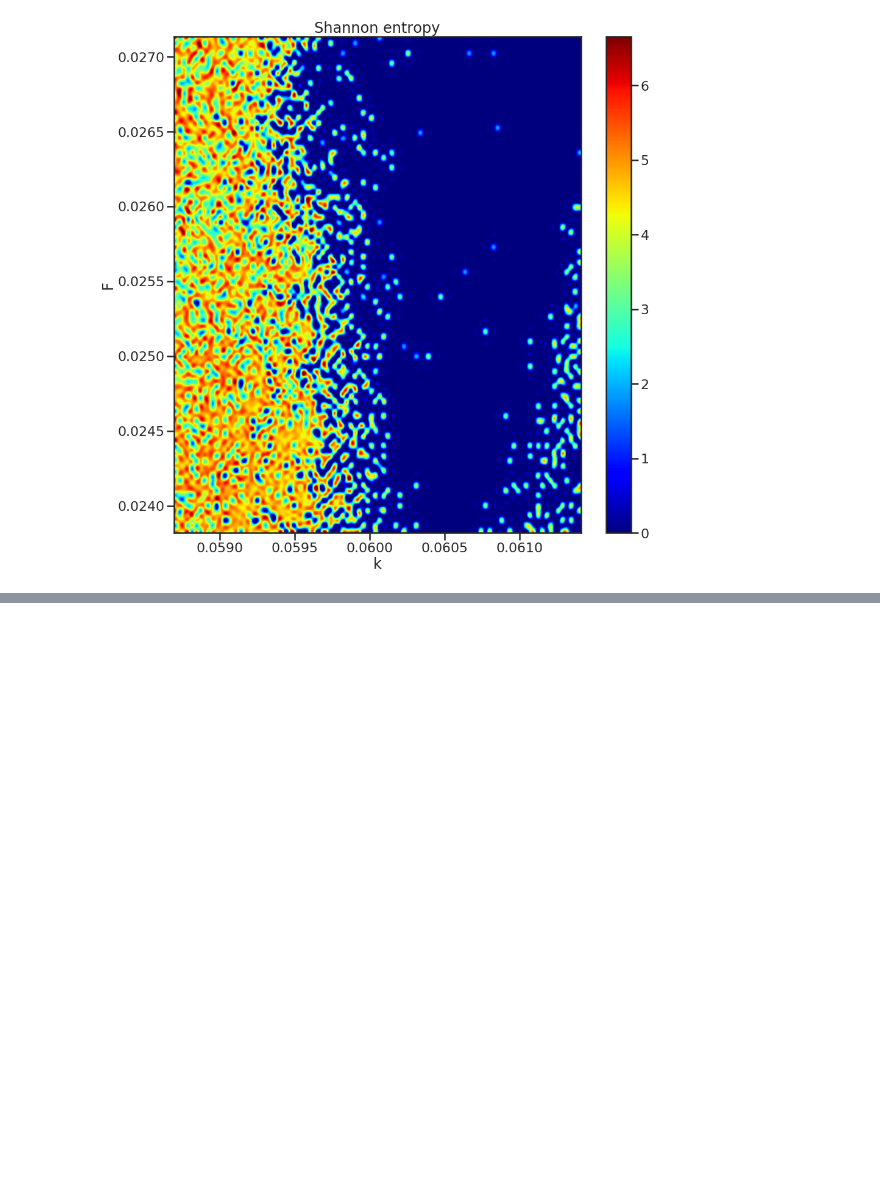
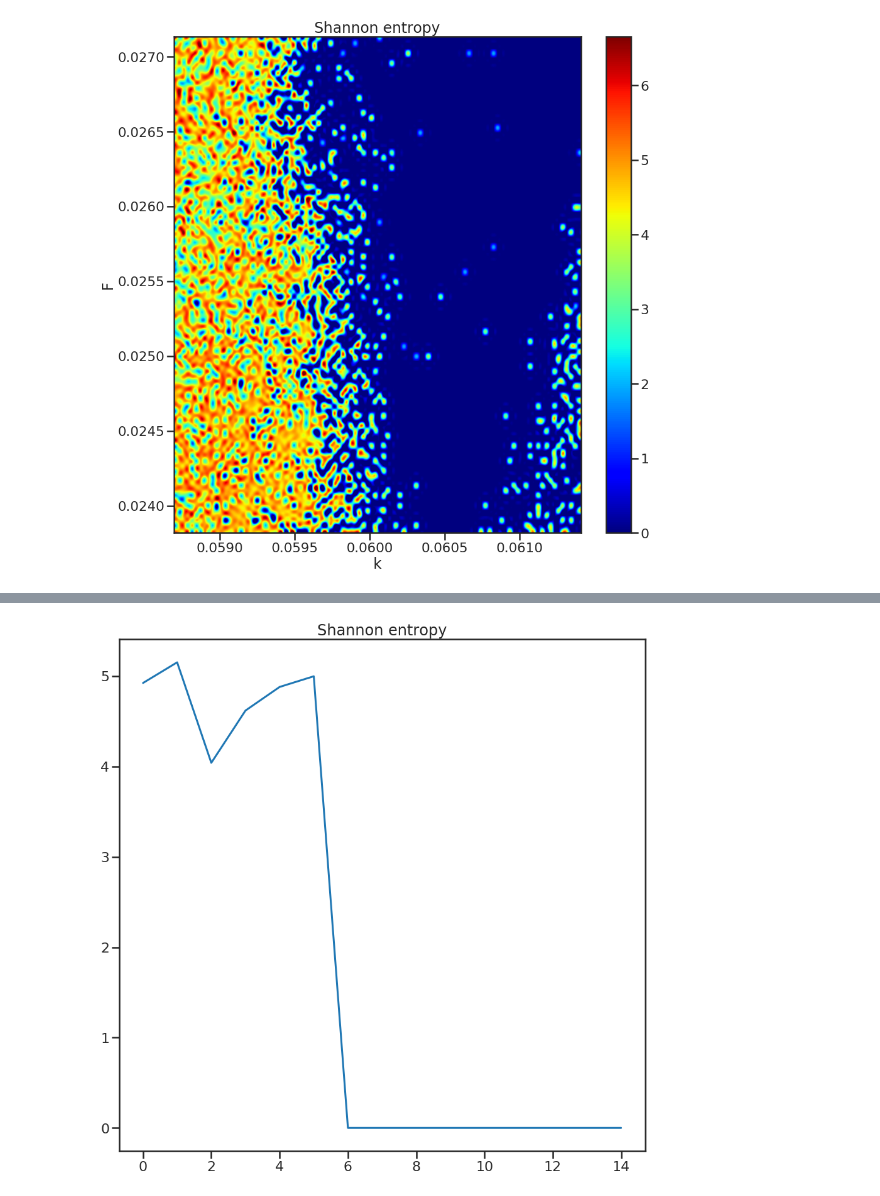
Before and after one commit to CoenHoningh/Complex-Systems, a Jupyter notebook: bulk_runs.ipynb, the cells around one changed output, grey strips where cells are left out. Cells and saved outputs as stored; diff of their text form; code cells hidden in the pictures; blank space fills up the shorter version.

```diff
--- a/bulk_runs.ipynb
+++ b/bulk_runs.ipynb
@@ -126,6 +126,18 @@ def bulk_entropy(f, k, n=200, T=10000):
             outp[index] = shannon_entropy(obj_u)
     return outp
 
+def bulk_entropy1d(f, k, n=150, T=10000):
+    iters = len(f)
+
+    outp = np.zeros_like(f)
+    for index, _f in tqdm(np.ndenumerate(f), total=iters):
+        u, v = gscott(n, _f, k[index], T)
+        obj_u = calc_objects(u)
+        if obj_u.any():
+            outp[index] = shannon_entropy(obj_u)
+    return outp
+
+
 def testyo(f, k, n=150, T=10000):
     iters = len(f) * len(k)
 
@@ -194,3 +206,14 @@ plt.show()
 # %% [output]
 [interactive output not drawn]
 [figure]
+# %%
+f = np.linspace(0.0238191, 0.0271360, 15)
+k = np.linspace(0.05869347, 0.06141, 15)
+
+outp = bulk_entropy1d(f, k)
+
+plt.figure(figsize=(15,15))
+plt.plot(outp)
+plt.title("Shannon entropy")
+plt.show()
+# %% [output]
@@ -196,0 +221 @@ plt.show()
+[figure, added]
```
Also changed, not shown: parts of 3 cells of this notebook, 2 other files.
